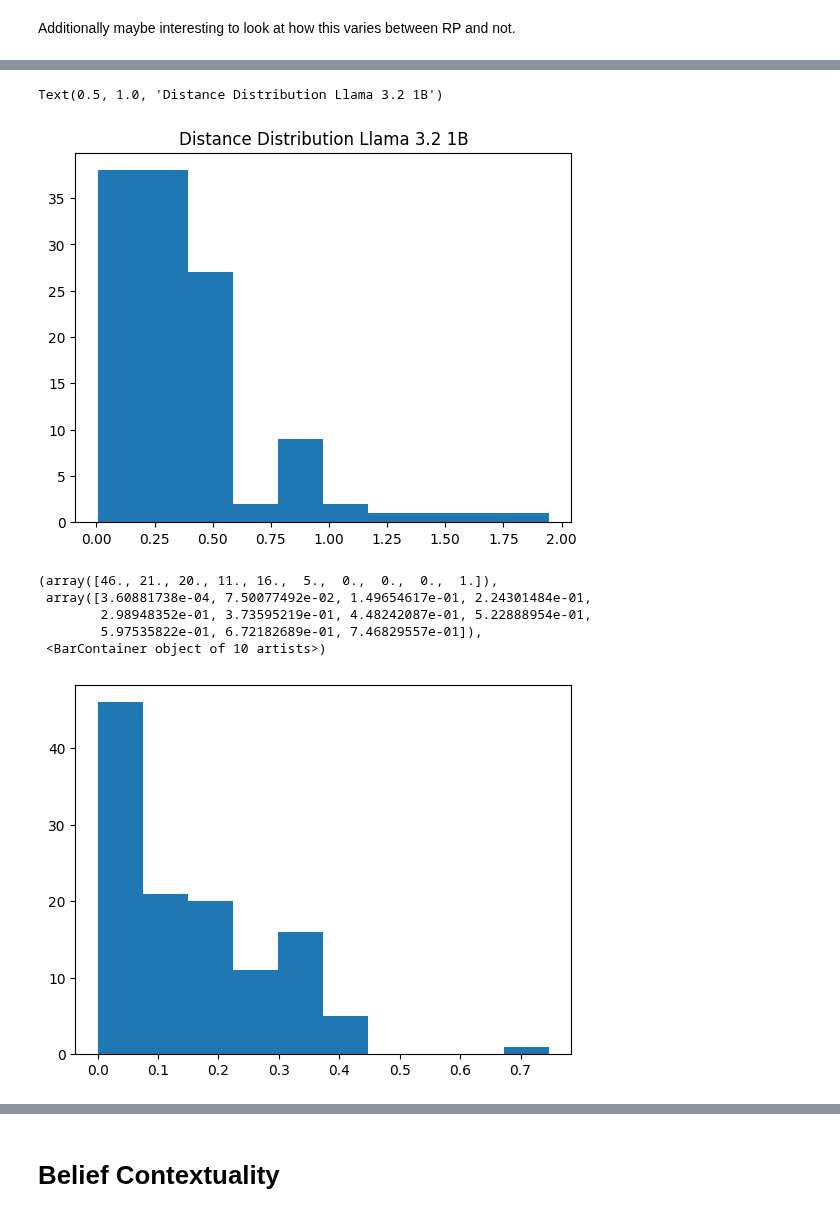
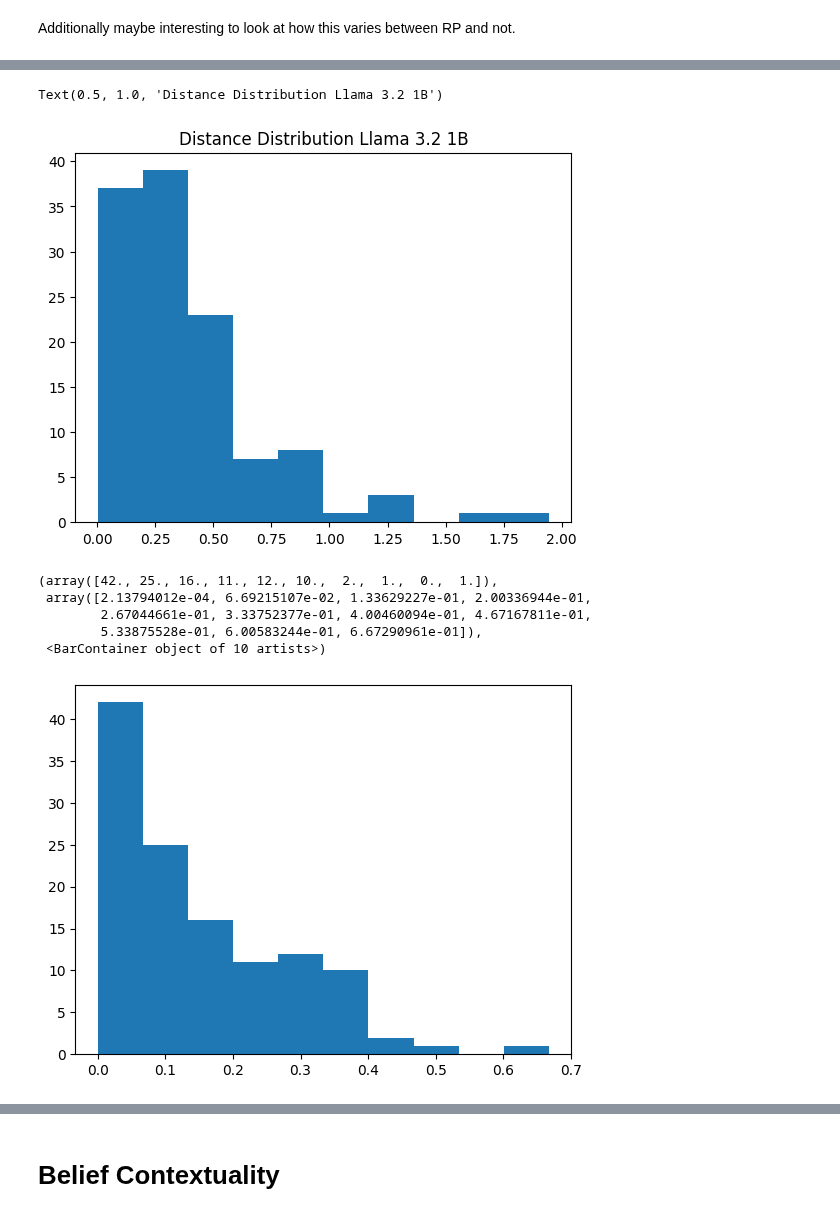
Before and after one commit to sagarkumar16/winogender_contextuality, a Jupyter notebook: notebooks/09-sk-one-pnoun-calculations.ipynb, the cells around one changed output, grey strips where cells are left out. Drawn from its saved outputs; the diff is of its cells as text; code cells hidden in the pictures.

```diff
--- a/notebooks/09-sk-one-pnoun-calculations.ipynb
+++ b/notebooks/09-sk-one-pnoun-calculations.ipynb
@@ -77,8 +77,9 @@ def get_generation_logit_distortion(measurements: list[dict]):
 # %%
 DATA_DIR = Path("../../")
 # %%
-LLAMA32_PATH = DATA_DIR / "one_pronoun_measurements_Llama-3.2-1B-Instruct_0.5_p2.ndjson"
+LLAMA32_PATH = DATA_DIR / "one_pronoun_measurements_Llama-3.2-1B-Instruct_0.502.ndjson"
 llama32 = load_ndjson(LLAMA32_PATH)
+max_llama32 =max([d['index'] for d in llama32])
 # %% [markdown]
 ## Llama Testing
 # %%
@@ -247,6 +188,6 @@ get_generation_probs(test_data), get_internal_probs(test_data), get_generation_l
 # %%
 internal_generated_llama32 = []
-for idx in range(60):
+for idx in range(max_llama32):
     d1 = get_single_sentences(get_sent_order([0,1], get_index(idx, llama32)))
     d2 = get_single_sentences(get_sent_order([1,0], get_index(idx, llama32)))
 
@@ -267,6 +208,6 @@ Text(0, 0.5, 'Empirical Generation Probability')
 # %%
 probability_distance_llama32 = []
-for idx in range(60):
+for idx in range(max_llama32):
     d1 = get_single_sentences(get_sent_order([0,1], get_index(idx, llama32)))
     d2 = get_single_sentences(get_sent_order([1,0], get_index(idx, llama32)))
 
@@ -278,28 +219,28 @@ plt.hist(probability_distance_llama32, bins=10)
 plt.title('Distance Distribution Llama 3.2 1B')
 # %% [output]
 Text(0.5, 1.0, 'Distance Distribution Llama 3.2 1B')
-[figure, old version]
+[figure, new version]
 # %%
 # Logit changes with context addition, m first
 sent_orders = [[0,1], [1,0]]
 
 llama_m_first_logit_changes = []
-for idx in range(60):
+for idx in range(max_llama32):
     for order in sent_orders:
         none_sentence = get_single_sentences(get_sent_order(order, get_index(idx, llama32)))
         filled_sentence = get_filled_pnoun(0, get_sent_order(order, get_index(idx, llama32)))
         llama_m_first_logit_changes.append(distance.cityblock(
             get_internal_probs(none_sentence),
             get_internal_probs(filled_sentence)))
 
 plt.hist(llama_m_first_logit_changes, bins=10)
 # %% [output]
-(array([46., 21., 20., 11., 16.,  5.,  0.,  0.,  0.,  1.]),
- array([3.60881738e-04, 7.50077492e-02, 1.49654617e-01, 2.24301484e-01,
-        2.98948352e-01, 3.73595219e-01, 4.48242087e-01, 5.22888954e-01,
-        5.97535822e-01, 6.72182689e-01, 7.46829557e-01]),
+(array([42., 25., 16., 11., 12., 10.,  2.,  1.,  0.,  1.]),
+ array([2.13794012e-04, 6.69215107e-02, 1.33629227e-01, 2.00336944e-01,
+        2.67044661e-01, 3.33752377e-01, 4.00460094e-01, 4.67167811e-01,
+        5.33875528e-01, 6.00583244e-01, 6.67290961e-01]),
  <BarContainer object of 10 artists>)
-[figure, old version]
+[figure, new version]
 # %%
 # Logit changes with context addition, m first
 sent_orders = [[0,1], [1,0]]
```
Also changed, not shown: parts of 37 cells of this notebook, 1 other file.
